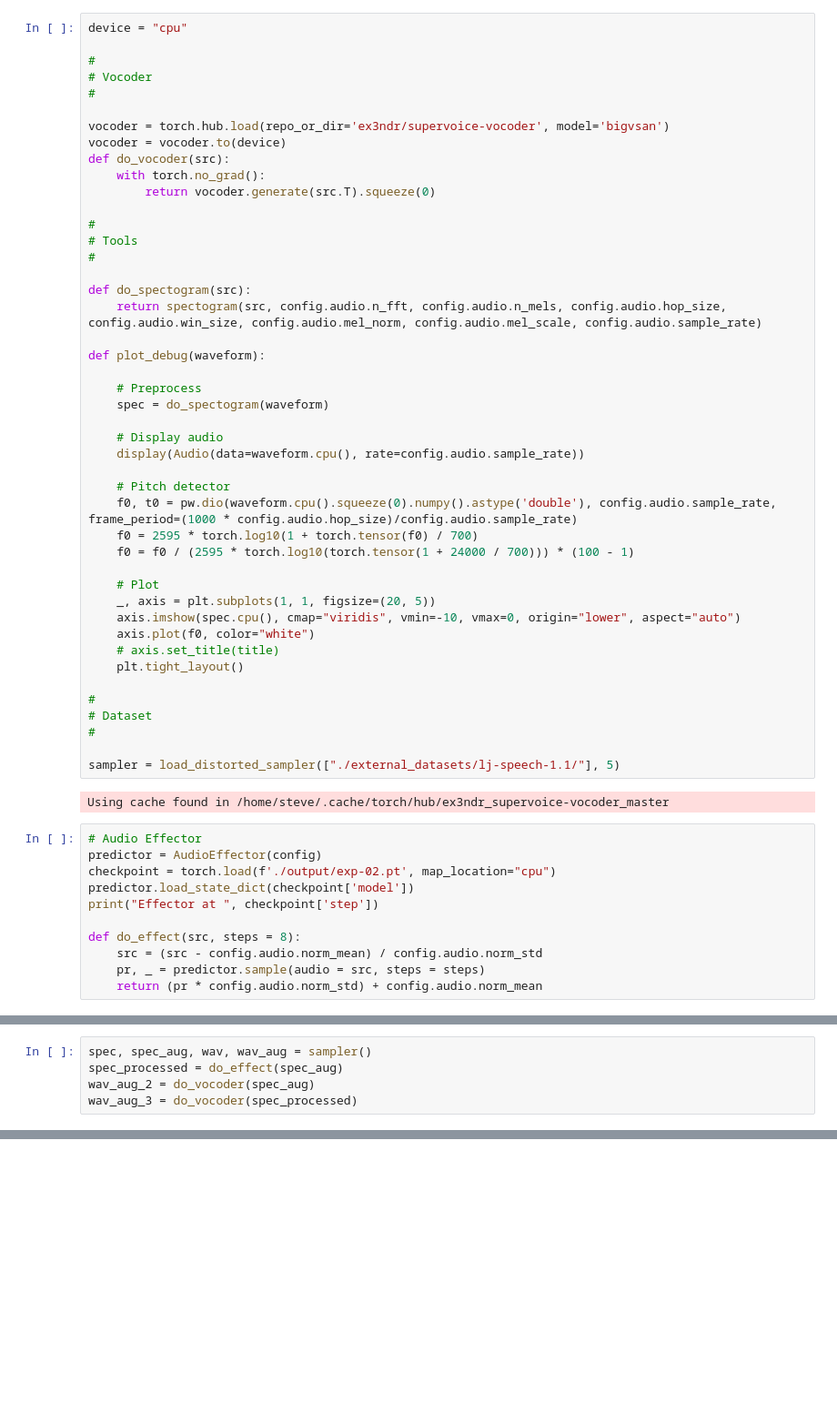
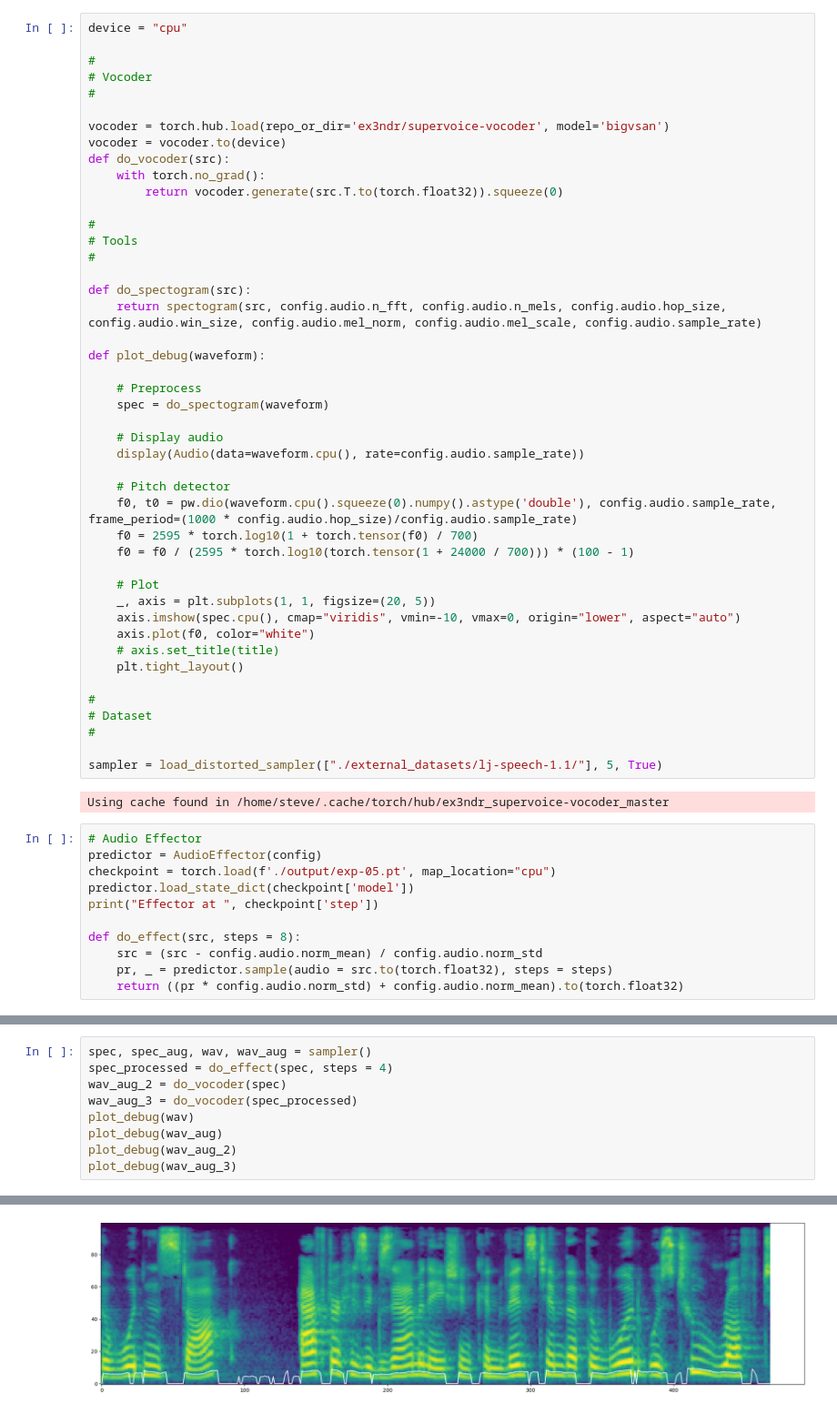
Before and after one commit to ex3ndr/supervoice-flow, a Jupyter notebook: workbook.ipynb, the cells around one changed output, grey strips where cells are left out. Shown at 91% size. Saved outputs shown, nothing was run; the diff lists cells and outputs as text; blank space fills up the shorter version.

```diff
--- a/workbook.ipynb
+++ b/workbook.ipynb
@@ -19,7 +19,7 @@ vocoder = torch.hub.load(repo_or_dir='ex3ndr/supervoice-vocoder', model='bigvsan
 vocoder = vocoder.to(device)
 def do_vocoder(src):
     with torch.no_grad():
-        return vocoder.generate(src.T).squeeze(0)
+        return vocoder.generate(src.T.to(torch.float32)).squeeze(0)
 
 #
 # Tools
@@ -52,18 +52,18 @@ def plot_debug(waveform):
 # Dataset
 #
 
-sampler = load_distorted_sampler(["./external_datasets/lj-speech-1.1/"], 5)
+sampler = load_distorted_sampler(["./external_datasets/lj-speech-1.1/"], 5, True)
 # %% [output]
 Using cache found in /home/steve/.cache/torch/hub/ex3ndr_supervoice-vocoder_master
 # %%
 # Audio Effector
 predictor = AudioEffector(config)
-checkpoint = torch.load(f'./output/exp-02.pt', map_location="cpu")
+checkpoint = torch.load(f'./output/exp-05.pt', map_location="cpu")
 predictor.load_state_dict(checkpoint['model'])
 print("Effector at ", checkpoint['step'])
 
 def do_effect(src, steps = 8):
     src = (src - config.audio.norm_mean) / config.audio.norm_std
-    pr, _ = predictor.sample(audio = src, steps = steps)
-    return (pr * config.audio.norm_std) + config.audio.norm_mean
+    pr, _ = predictor.sample(audio = src.to(torch.float32), steps = steps)
+    return ((pr * config.audio.norm_std) + config.audio.norm_mean).to(torch.float32)
 # %% [output]
@@ -71,5 +71,10 @@ Effector at  1000
 # %%
 spec, spec_aug, wav, wav_aug = sampler()
-spec_processed = do_effect(spec_aug)
-wav_aug_2 = do_vocoder(spec_aug)
+spec_processed = do_effect(spec, steps = 4)
+wav_aug_2 = do_vocoder(spec)
 wav_aug_3 = do_vocoder(spec_processed)
+plot_debug(wav)
+plot_debug(wav_aug)
+plot_debug(wav_aug_2)
+plot_debug(wav_aug_3)
+# %% [output]
@@ -75,0 +85 @@ wav_aug_3 = do_vocoder(spec_processed)
+[figure, added]
```
Also changed, not shown: parts of 3 cells of this notebook, 5 other files.
